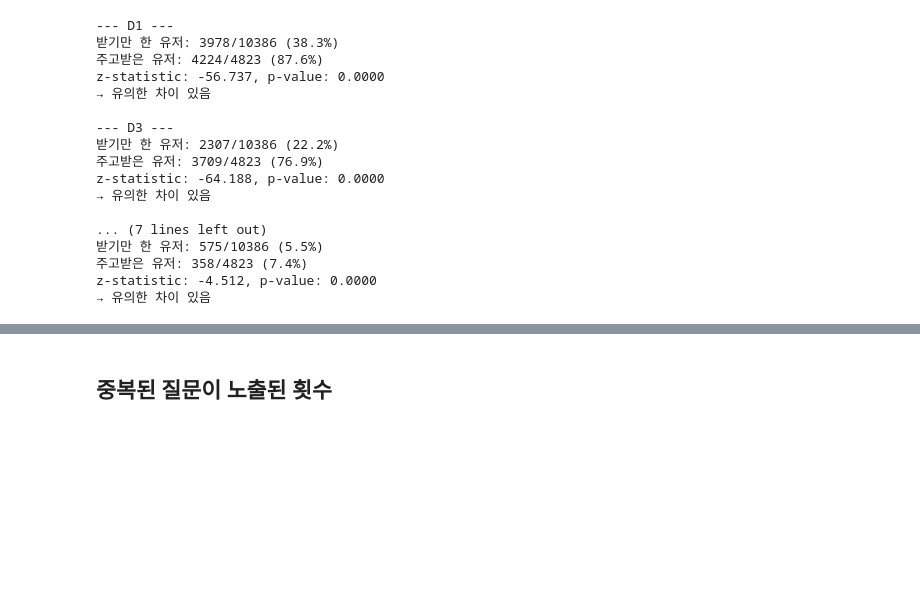
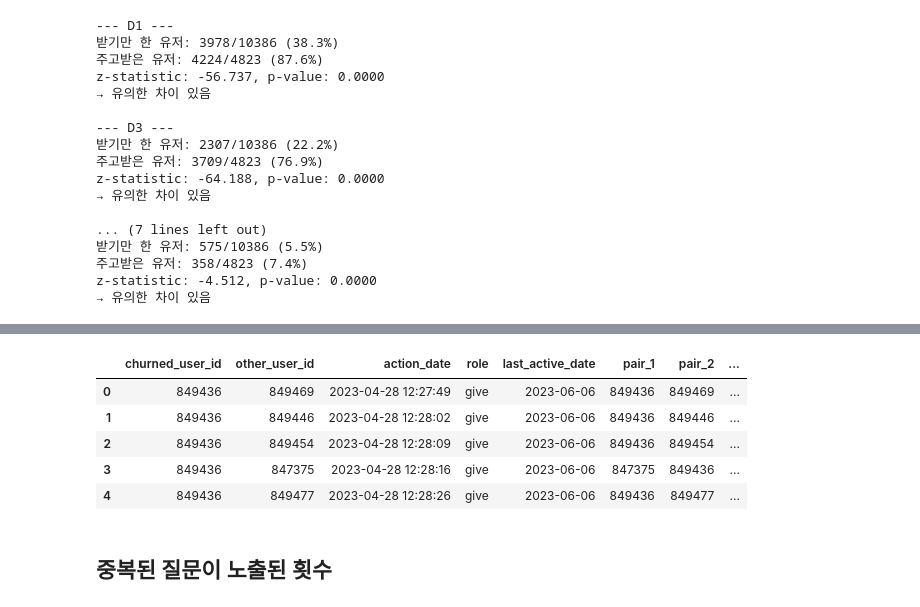
Before and after one commit to DA15-Lab/team3-ping-analytics, a Jupyter notebook: notebooks/Daun_analysis.ipynb, the cells around one changed output, grey strips where cells are left out. Cells and saved outputs as stored; diff of their text form; code cells hidden in the pictures; blank space fills up the shorter version.

```diff
--- a/notebooks/Daun_analysis.ipynb
+++ b/notebooks/Daun_analysis.ipynb
@@ -1489,3 +1653,93 @@ z-statistic: -4.512, p-value: 0.0000
+# %%
+# give 수, take 수, 누적 give 수, 누적 take 수 파생변수 생성
+
+# 페어 지정
+# A -> B, B -> A 관계 모두 하나의 페어로 설정할 수 있도록 함
+accounts_userquestionrecord_revised = accounts_userquestionrecord.copy()
+
+accounts_userquestionrecord_revised['pair_1'] = (
+    accounts_userquestionrecord_revised[['user_id', 'chosen_user_id']]
+    .min(axis=1)
+)
+
+accounts_userquestionrecord_revised['pair_2'] = (
+    accounts_userquestionrecord_revised[['user_id', 'chosen_user_id']]
+    .max(axis=1)
+)
+
+# 1. 이탈 유저가 투표한(Give) 기록
+give_side = pd.merge(
+    accounts_userquestionrecord_revised,
+    churned_users,
+    on='user_id',
+    how='inner'    # 이탈하지 않은 유저는 결측으로 나타나므로 제외
+)
+
+give_side['role'] = 'give'
+give_side['churned_user_id'] = give_side['user_id']
+give_side['other_user_id'] = give_side['chosen_user_id']
+give_side['action_date'] = give_side['created_at']
+
+
+# 2. 이탈 유저가 투표받은(Take) 기록
+take_side = pd.merge(
+    accounts_userquestionrecord_revised,
+    churned_users.rename(columns={'user_id': 'chosen_user_id'}),
+    on='chosen_user_id',
+    how='inner'    # 이탈하지 않은 유저는 결측으로 나타나므로 제외
+)
+
+take_side['role'] = 'take'
+take_side['churned_user_id'] = take_side['chosen_user_id']
+take_side['other_user_id'] = take_side['user_id']
+take_side['action_date'] = take_side['created_at']
+
+
+# 3. Give + Take 합치기
+cols = [
+    'churned_user_id',
+    'other_user_id',
+    'action_date',
+    'role',
+    'last_active_date',
+    'pair_1',
+    'pair_2'
+]
+
+churn_relations = pd.concat(
+    [give_side[cols], take_side[cols]],
+    ignore_index=True
+)
+
+
+# 4. 이탈일까지 며칠 전인지 계산
+churn_relations['days_before_churn'] = (
+    churn_relations['last_active_date']
+    - churn_relations['action_date']
+).dt.days
+
+
+# 5. 기간 구분
+churn_relations['period'] = pd.cut(
+    churn_relations['days_before_churn'],
+    bins=[-1, 7, 14, 21, 28, float('inf')],
+    labels=[
+        'D-7~0',
+        'D-14~-8',
+        'D-21~-15',
+        'D-28~-22',
+        'over D-28'
+    ]
+)
+
+churn_relations.head()
+# %% [output]
+|  | churned_user_id | other_user_id | action_date | role | last_active_date | pair_1 | pair_2 | ... |
+| 0 | 849436 | 849469 | 2023-04-28 12:27:49 | give | 2023-06-06 | 849436 | 849469 | ... |
+| 1 | 849436 | 849446 | 2023-04-28 12:28:02 | give | 2023-06-06 | 849436 | 849446 | ... |
+| 2 | 849436 | 849454 | 2023-04-28 12:28:09 | give | 2023-06-06 | 849436 | 849454 | ... |
+| 3 | 849436 | 847375 | 2023-04-28 12:28:16 | give | 2023-06-06 | 847375 | 849436 | ... |
+| 4 | 849436 | 849477 | 2023-04-28 12:28:26 | give | 2023-06-06 | 849436 | 849477 | ... |
 # %% [markdown]
 ## 중복된 질문이 노출된 횟수
 # %%
```
Also changed, not shown: parts of 17 cells of this notebook.
